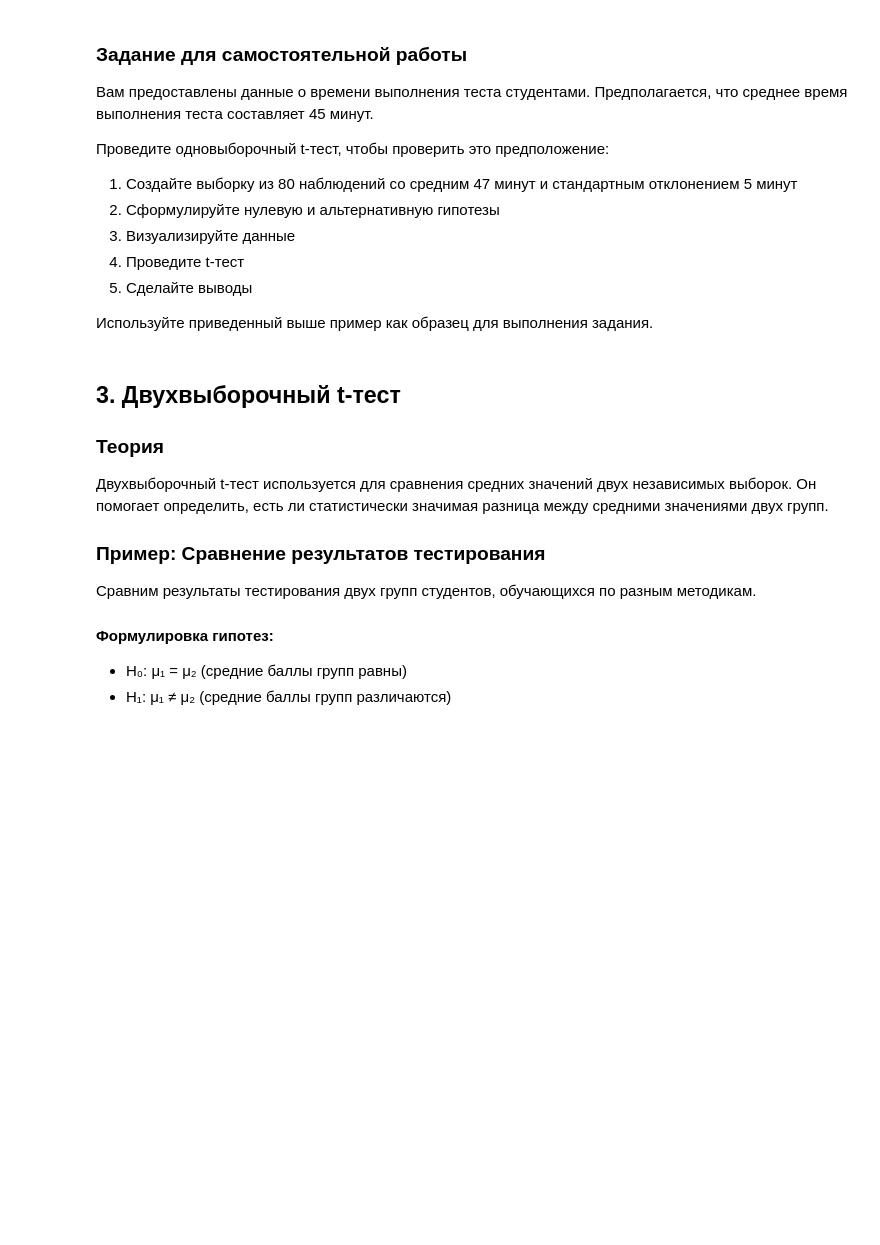
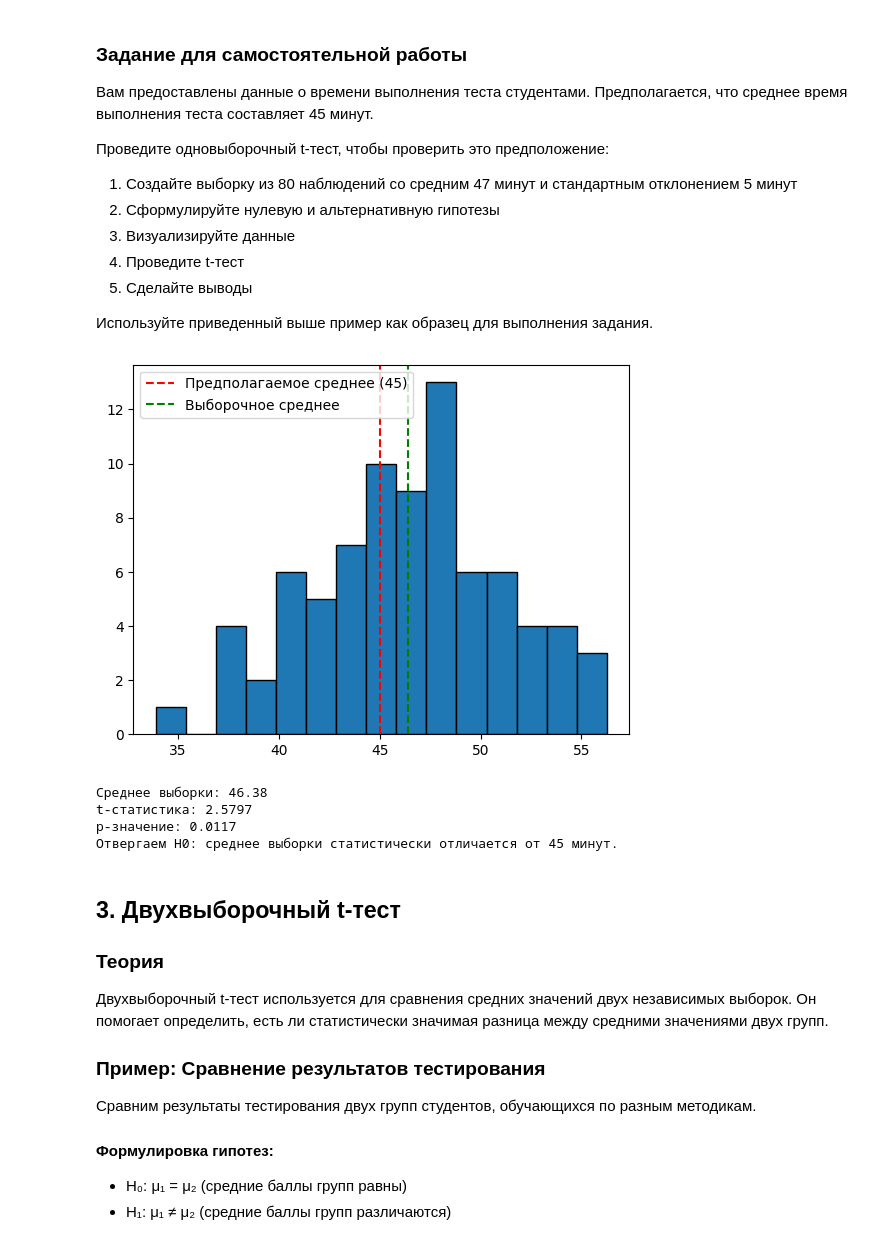
Before and after one commit to Mora37/IAD_2_hypothesis, a Jupyter notebook: hypothesis_testing_practice.ipynb, the cells around one changed output. Drawn from its saved outputs; the diff is of its cells as text; code cells hidden in the pictures; blank space fills up the shorter version.

```diff
--- a/hypothesis_testing_practice.ipynb
+++ b/hypothesis_testing_practice.ipynb
@@ -121,6 +121,46 @@ p-значение: 0.7461
 5. Сделайте выводы
 
 Используйте приведенный выше пример как образец для выполнения задания.
+# %%
+import numpy as np
+from scipy import stats
+import matplotlib.pyplot as plt
+
+# Для воспроизводимости
+np.random.seed(42)
+
+# 1. Создаём выборку
+sample = np.random.normal(loc=47, scale=5, size=80)
+
+# 2. Формулировка гипотез:
+# H0: μ = 45
+# H1: μ ≠ 45
+
+# 3. Визуализация
+plt.hist(sample, bins=15, edgecolor='black')
+plt.axvline(45, color='red', linestyle='--', label='Предполагаемое среднее (45)')
+plt.axvline(sample.mean(), color='green', linestyle='--', label='Выборочное среднее')
+plt.legend()
+plt.show()
+
+# 4. Одновыборочный t-тест
+t_stat, p = stats.ttest_1samp(sample, 45)
+
+print(f"Среднее выборки: {sample.mean():.2f}")
+print(f"t-статистика: {t_stat:.4f}")
+print(f"p-значение: {p:.4f}")
+
+# 5. Вывод
+if p < 0.05:
+    print("Отвергаем H0: среднее выборки статистически отличается от 45 минут.")
+else:
+    print("Не отвергаем H0: данных недостаточно, чтобы отличать среднее от 45 минут.")
+# %% [output]
+[figure, added]
+Среднее выборки: 46.38
+t-статистика: 2.5797
+p-значение: 0.0117
+Отвергаем H0: среднее выборки статистически отличается от 45 минут.
 # %% [markdown]
 ## 3. Двухвыборочный t-тест
 
```
Also changed, not shown: parts of 3 cells of this notebook.
